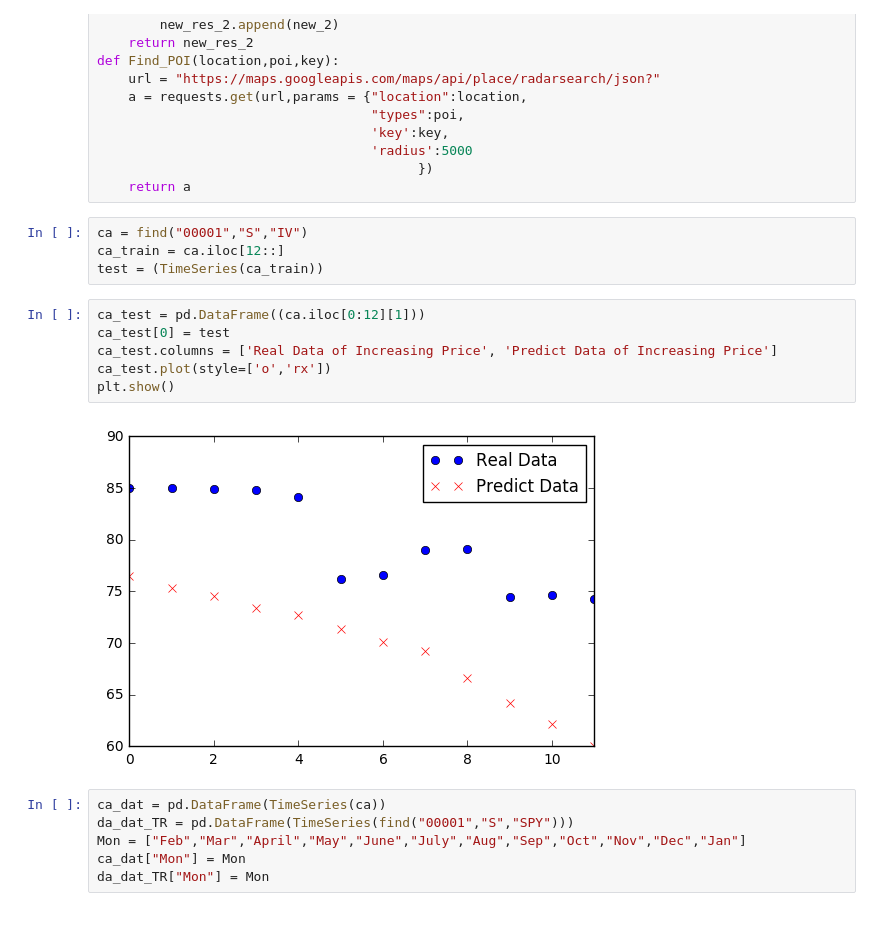
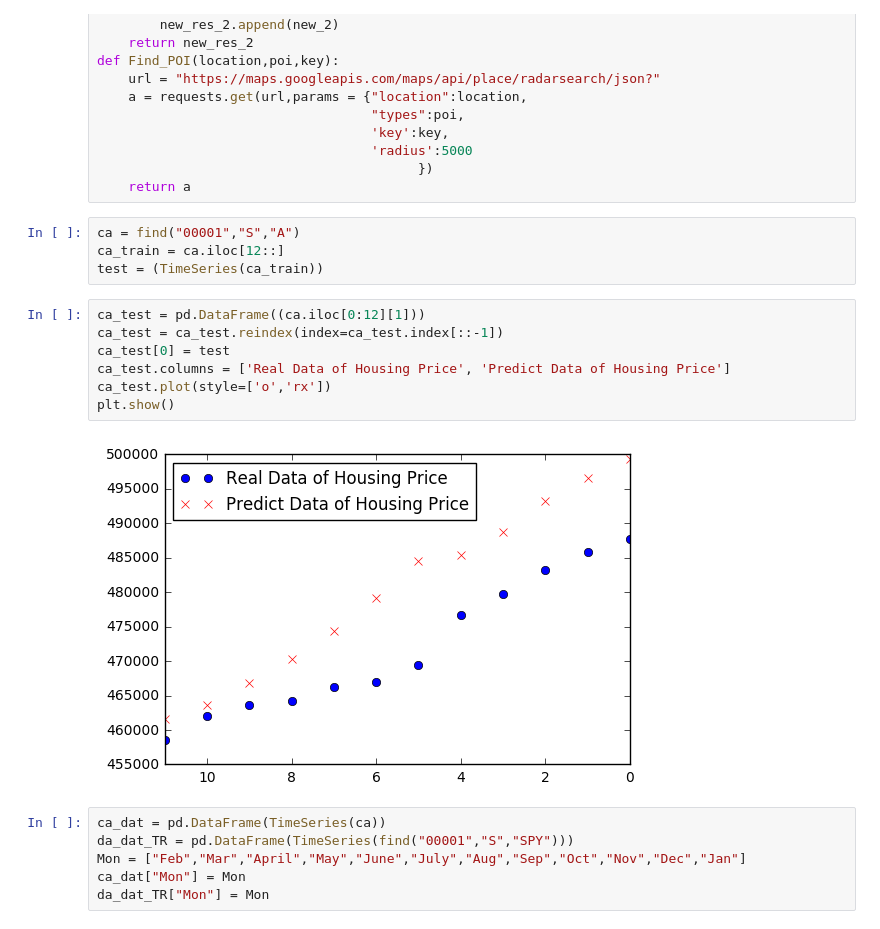
Before and after one commit to lizhihao1212/Final-Project, a Jupyter notebook: project.ipynb, the cells around one changed output. Cells and saved outputs as stored; diff of their text form.

```diff
--- a/project.ipynb
+++ b/project.ipynb
@@ -144,17 +144,18 @@ def Find_POI(location,poi,key):
                                          })
     return a
 # %%
-ca = find("00001","S","IV")
+ca = find("00001","S","A")
 ca_train = ca.iloc[12::]
 test = (TimeSeries(ca_train))
 # %%
 ca_test = pd.DataFrame((ca.iloc[0:12][1]))
+ca_test = ca_test.reindex(index=ca_test.index[::-1])
 ca_test[0] = test
-ca_test.columns = ['Real Data of Increasing Price', 'Predict Data of Increasing Price']
+ca_test.columns = ['Real Data of Housing Price', 'Predict Data of Housing Price']
 ca_test.plot(style=['o','rx'])
 plt.show()
 # %% [output]
-[figure, old version]
+[figure, new version]
 # %%
 ca_dat = pd.DataFrame(TimeSeries(ca))
 da_dat_TR = pd.DataFrame(TimeSeries(find("00001","S","SPY")))
```
Also changed, not shown: parts of 10 cells of this notebook.
